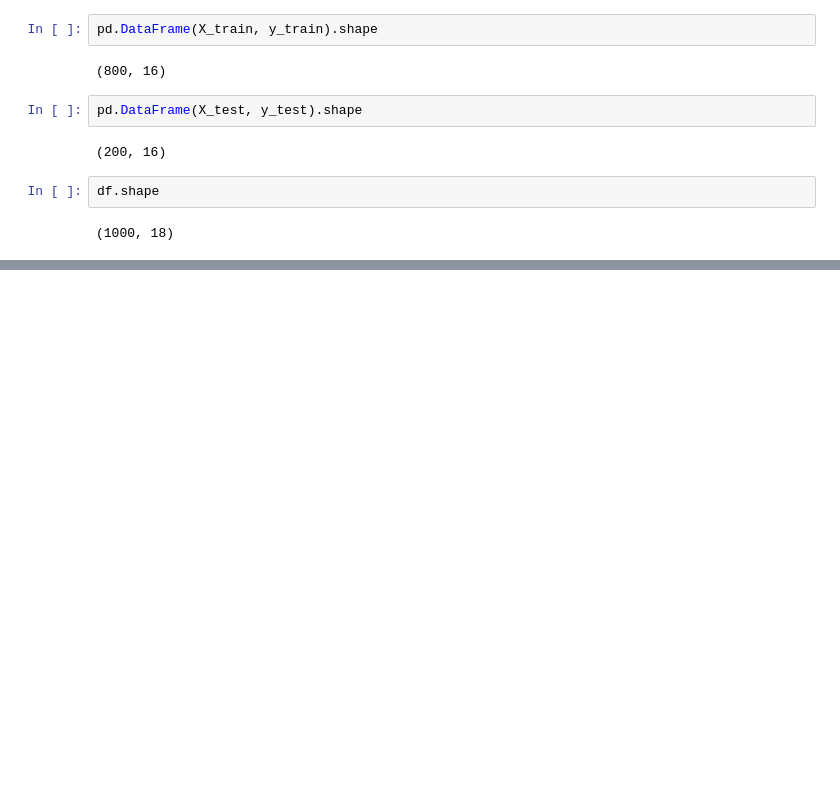
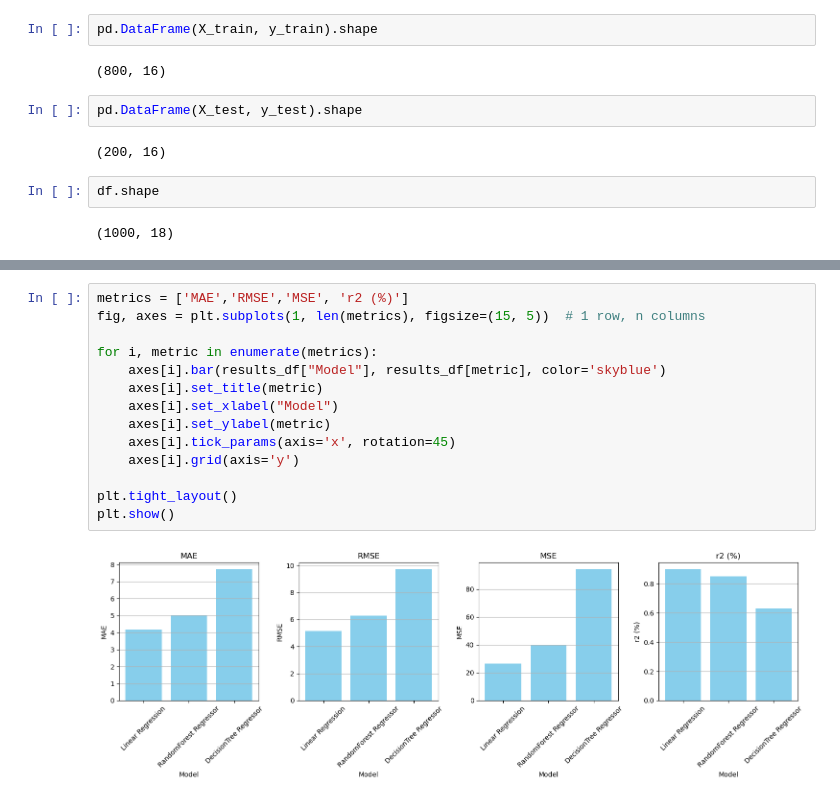
Before and after one commit to chaudhary-dotcom/ML, a Jupyter notebook: student_marks.ipynb, the cells around one changed output, grey strips where cells are left out. Cells and saved outputs as stored; diff of their text form; blank space fills up the shorter version.

```diff
--- a/student_marks.ipynb
+++ b/student_marks.ipynb
@@ -429,0 +428,16 @@ plt.show()
+# %%
+metrics = ['MAE','RMSE','MSE', 'r2 (%)']
+fig, axes = plt.subplots(1, len(metrics), figsize=(15, 5))  # 1 row, n columns
+
+for i, metric in enumerate(metrics):
+    axes[i].bar(results_df["Model"], results_df[metric], color='skyblue')
+    axes[i].set_title(metric)
+    axes[i].set_xlabel("Model")
+    axes[i].set_ylabel(metric)
+    axes[i].tick_params(axis='x', rotation=45)
+    axes[i].grid(axis='y')
+
+plt.tight_layout()
+plt.show()
+# %% [output]
+[figure, added]
```
Also changed, not shown: parts of 9 cells of this notebook.
